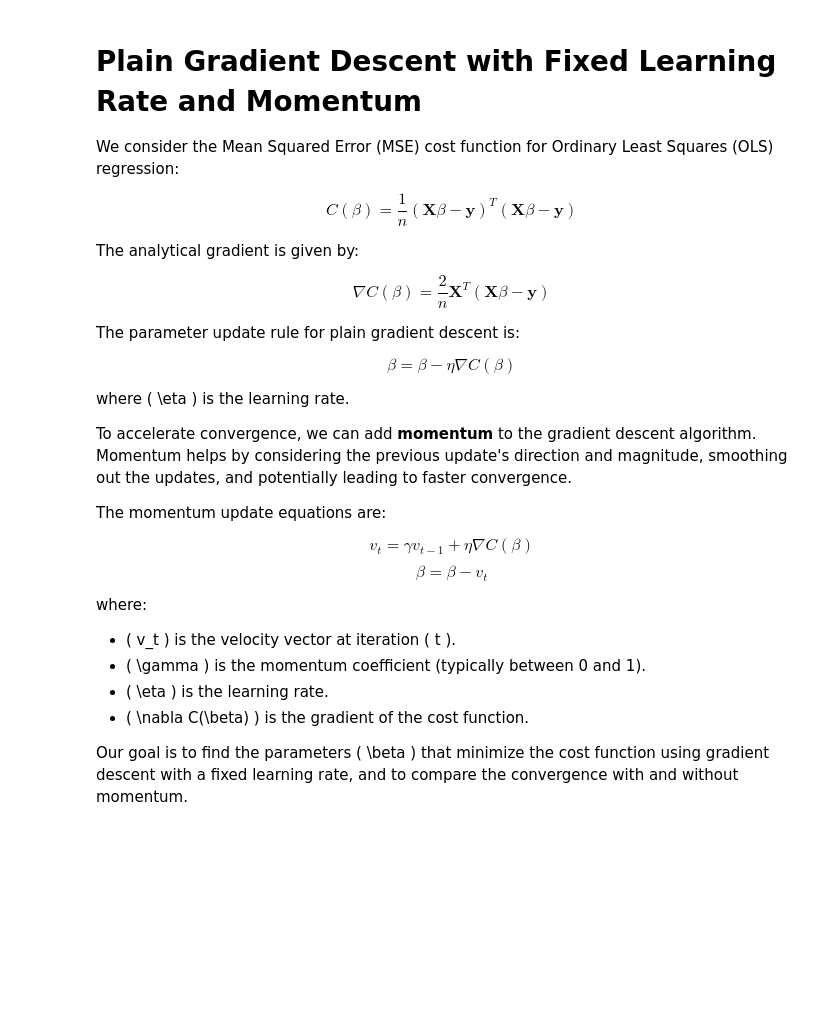
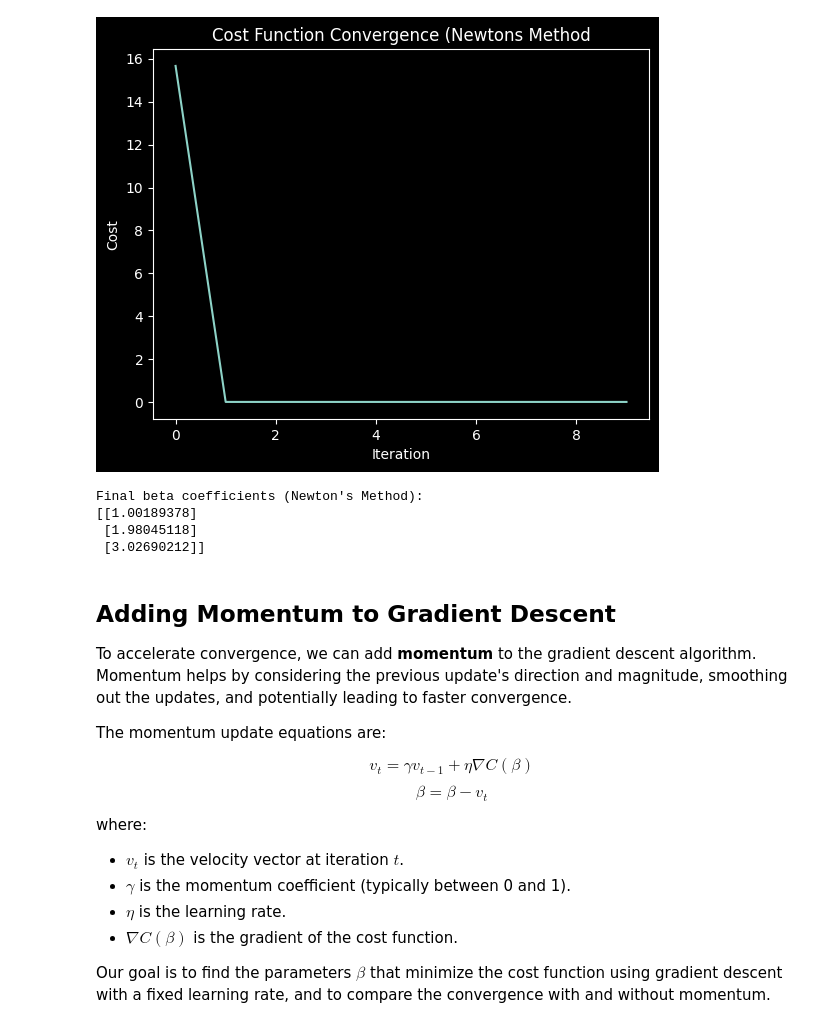
Before and after one commit to javidaf/expert-machine, a Jupyter notebook: ml-p2/ml_p2/notebooks/E41.ipynb, the cells around one changed output. Saved outputs shown, nothing was run; the diff lists cells and outputs as text; code cells hidden in the pictures; blank space fills up the shorter version.

```diff
--- a/ml-p2/ml_p2/notebooks/E41.ipynb
+++ b/ml-p2/ml_p2/notebooks/E41.ipynb
@@ -1,20 +69,43 @@
+# %%
+beta_newton = np.random.randn(X.shape[1], 1)
+n_iterations_newton = 10
+cost_history_newton = []
+
+# Precompute the Hessian matrix and its inverse
+H = (2 / len(y)) * X.T @ X
+H_inv = np.linalg.inv(H)
+
+### Using the eigen value of Hessian matrix to calculate the learning rate
+### Instead of using the inverse of the Hessian matrix
+# H_eign_values, H_Eign_vec = np.linalg.eig(H)
+# max_eign = np.max(H_eign_values)
+# inver_max_eign = 1 / max_eign
+
+for i in range(n_iterations_newton):
+    y_pred = X @ beta_newton
+    error = y_pred - y
+    cost = (1 / len(y)) * np.sum(error**2)
+    cost_history_newton.append(cost)
+    gradient = (2 / len(y)) * X.T @ error
+    beta_newton -= H_inv @ gradient
+    # beta_newton -= inver_max_eign * gradient
+
+plt.plot(range(n_iterations_newton), cost_history_newton)
+plt.xlabel("Iteration")
+plt.ylabel("Cost")
+plt.title("Cost Function Convergence (Newtons Method")
+plt.show()
+
+print("Final beta coefficients (Newton's Method):")
+print(beta_newton)
+# %% [output]
+[figure, added]
+Final beta coefficients (Newton's Method):
+[[1.00189378]
+ [1.98045118]
+ [3.02690212]]
 # %% [markdown]
-# Plain Gradient Descent with Fixed Learning Rate and Momentum
-
-We consider the Mean Squared Error (MSE) cost function for Ordinary Least Squares (OLS) regression:
-
-$$ C(\beta) = \frac{1}{n}(\mathbf{X}\beta - \mathbf{y})^T(\mathbf{X}\beta - \mathbf{y}) $$
-
-The analytical gradient is given by:
-
-$$ \nabla C(\beta) = \frac{2}{n}\mathbf{X}^T(\mathbf{X}\beta - \mathbf{y}) $$
-
-The parameter update rule for plain gradient descent is:
-
-$$ \beta = \beta - \eta \nabla C(\beta) $$
-
-where \( \eta \) is the learning rate.
-
+## Adding Momentum to Gradient Descent
 To accelerate convergence, we can add **momentum** to the gradient descent algorithm. Momentum helps by considering the previous update's direction and magnitude, smoothing out the updates, and potentially leading to faster convergence.
 
 The momentum update equations are:
@@ -24,9 +115,9 @@ $$ \beta = \beta - v_t $$
 
 where:
 
-- \( v_t \) is the velocity vector at iteration \( t \).
-- \( \gamma \) is the momentum coefficient (typically between 0 and 1).
-- \( \eta \) is the learning rate.
-- \( \nabla C(\beta) \) is the gradient of the cost function.
+- $ v_t $ is the velocity vector at iteration $ t $.
+- $ \gamma $ is the momentum coefficient (typically between 0 and 1).
+- $ \eta $ is the learning rate.
+- $ \nabla C(\beta) $ is the gradient of the cost function.
 
-Our goal is to find the parameters \( \beta \) that minimize the cost function using gradient descent with a fixed learning rate, and to compare the convergence with and without momentum.
+Our goal is to find the parameters $ \beta $ that minimize the cost function using gradient descent with a fixed learning rate, and to compare the convergence with and without momentum.
```
Also changed, not shown: parts of 5 cells of this notebook.
